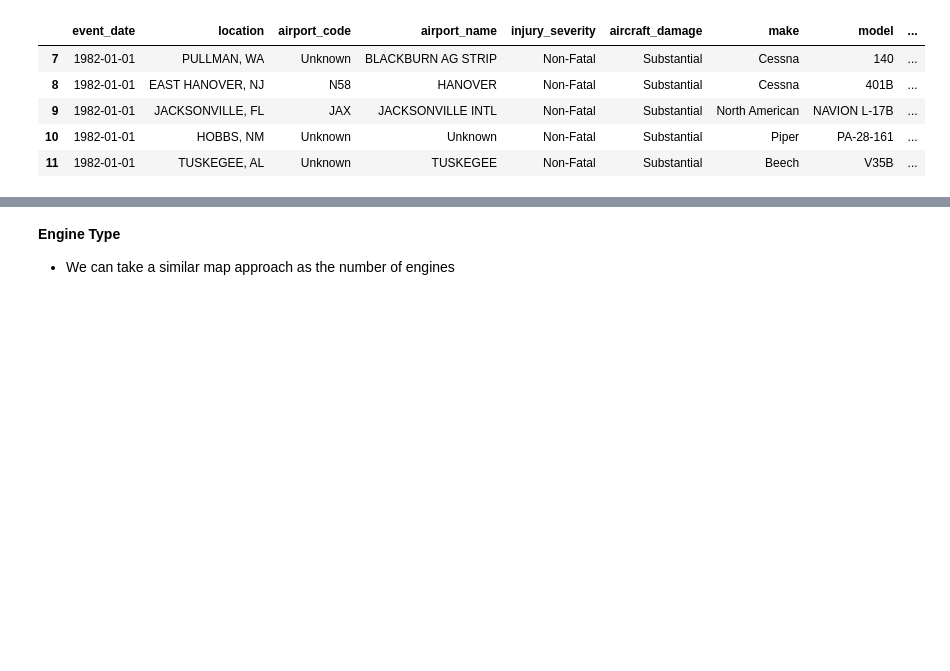
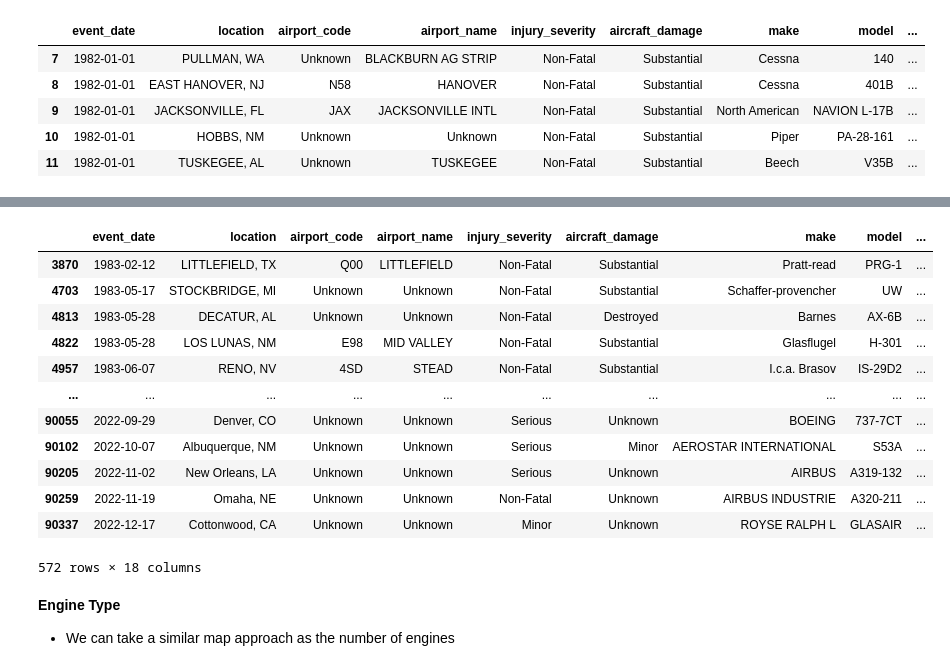
Before and after one commit to jamesleemeredith/aircraft-risk-analysis, a Jupyter notebook: code_package/data_cleaning.ipynb, the cells around one changed output, grey strips where cells are left out. Drawn from its saved outputs; the diff is of its cells as text; code cells hidden in the pictures; blank space fills up the shorter version.

```diff
--- a/code_package/data_cleaning.ipynb
+++ b/code_package/data_cleaning.ipynb
@@ -892 +914,18 @@ engine_number_map            0
 dtype: int64
+# %%
+# Check out the remaining missing data
+aviation_data_cleaned[aviation_data_cleaned['number_of_engines'].isna()]
+# %% [output]
+|  | event_date | location | airport_code | airport_name | injury_severity | aircraft_damage | make | model | ... |
+| 3870 | 1983-02-12 | LITTLEFIELD, TX | Q00 | LITTLEFIELD | Non-Fatal | Substantial | Pratt-read | PRG-1 | ... |
+| 4703 | 1983-05-17 | STOCKBRIDGE, MI | Unknown | Unknown | Non-Fatal | Substantial | Schaffer-provencher | UW | ... |
+| 4813 | 1983-05-28 | DECATUR, AL | Unknown | Unknown | Non-Fatal | Destroyed | Barnes | AX-6B | ... |
+| 4822 | 1983-05-28 | LOS LUNAS, NM | E98 | MID VALLEY | Non-Fatal | Substantial | Glasflugel | H-301 | ... |
+| 4957 | 1983-06-07 | RENO, NV | 4SD | STEAD | Non-Fatal | Substantial | I.c.a. Brasov | IS-29D2 | ... |
+| ... | ... | ... | ... | ... | ... | ... | ... | ... | ... |
+| 90055 | 2022-09-29 | Denver, CO | Unknown | Unknown | Serious | Unknown | BOEING | 737-7CT | ... |
+| 90102 | 2022-10-07 | Albuquerque, NM | Unknown | Unknown | Serious | Minor | AEROSTAR INTERNATIONAL | S53A | ... |
+| 90205 | 2022-11-02 | New Orleans, LA | Unknown | Unknown | Serious | Unknown | AIRBUS | A319-132 | ... |
+| 90259 | 2022-11-19 | Omaha, NE | Unknown | Unknown | Non-Fatal | Unknown | AIRBUS INDUSTRIE | A320-211 | ... |
+| 90337 | 2022-12-17 | Cottonwood, CA | Unknown | Unknown | Minor | Unknown | ROYSE RALPH L | GLASAIR | ... |
+572 rows × 18 columns
```
Also changed, not shown: parts of 29 cells of this notebook, 5 other files.
